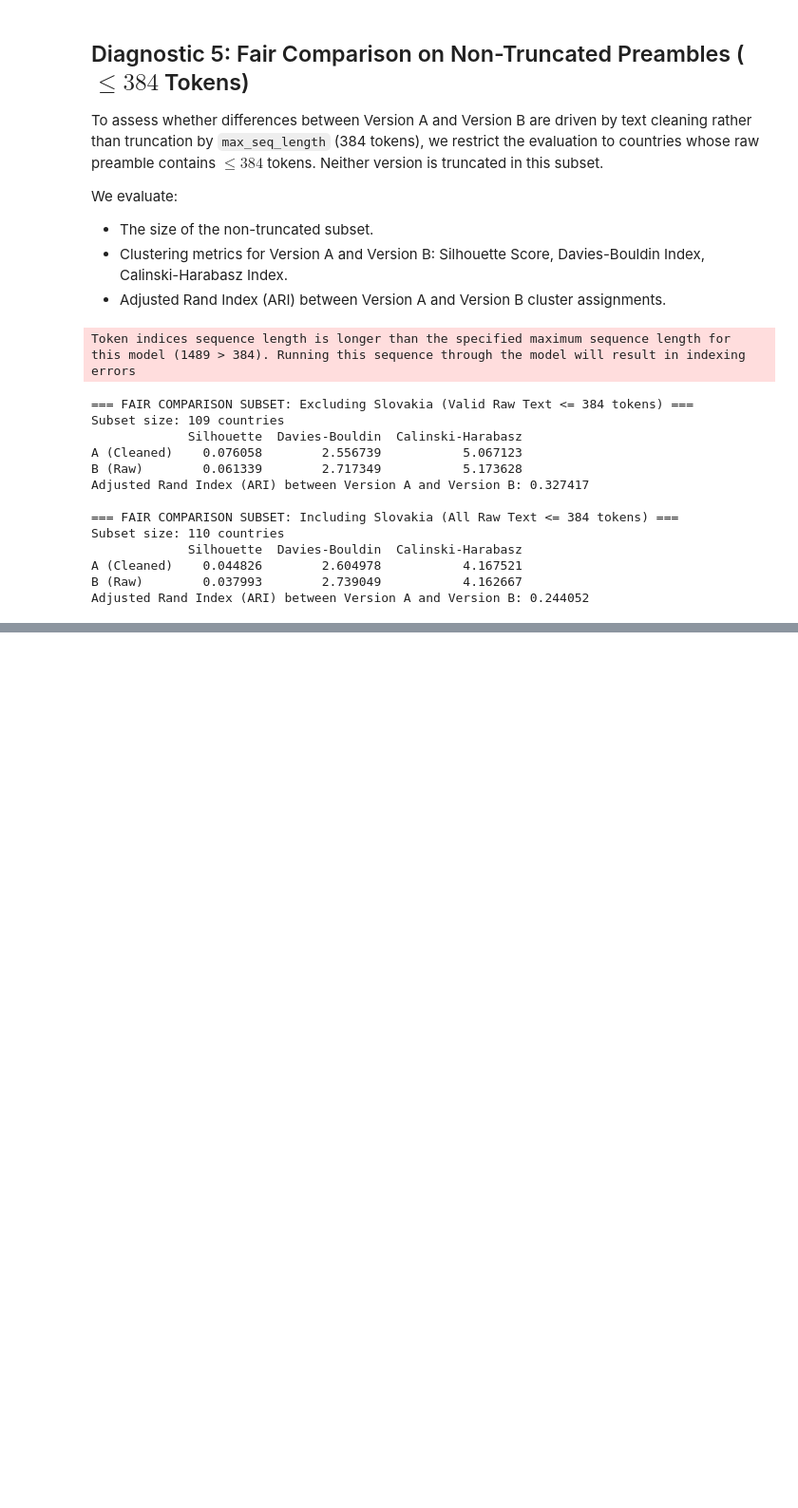
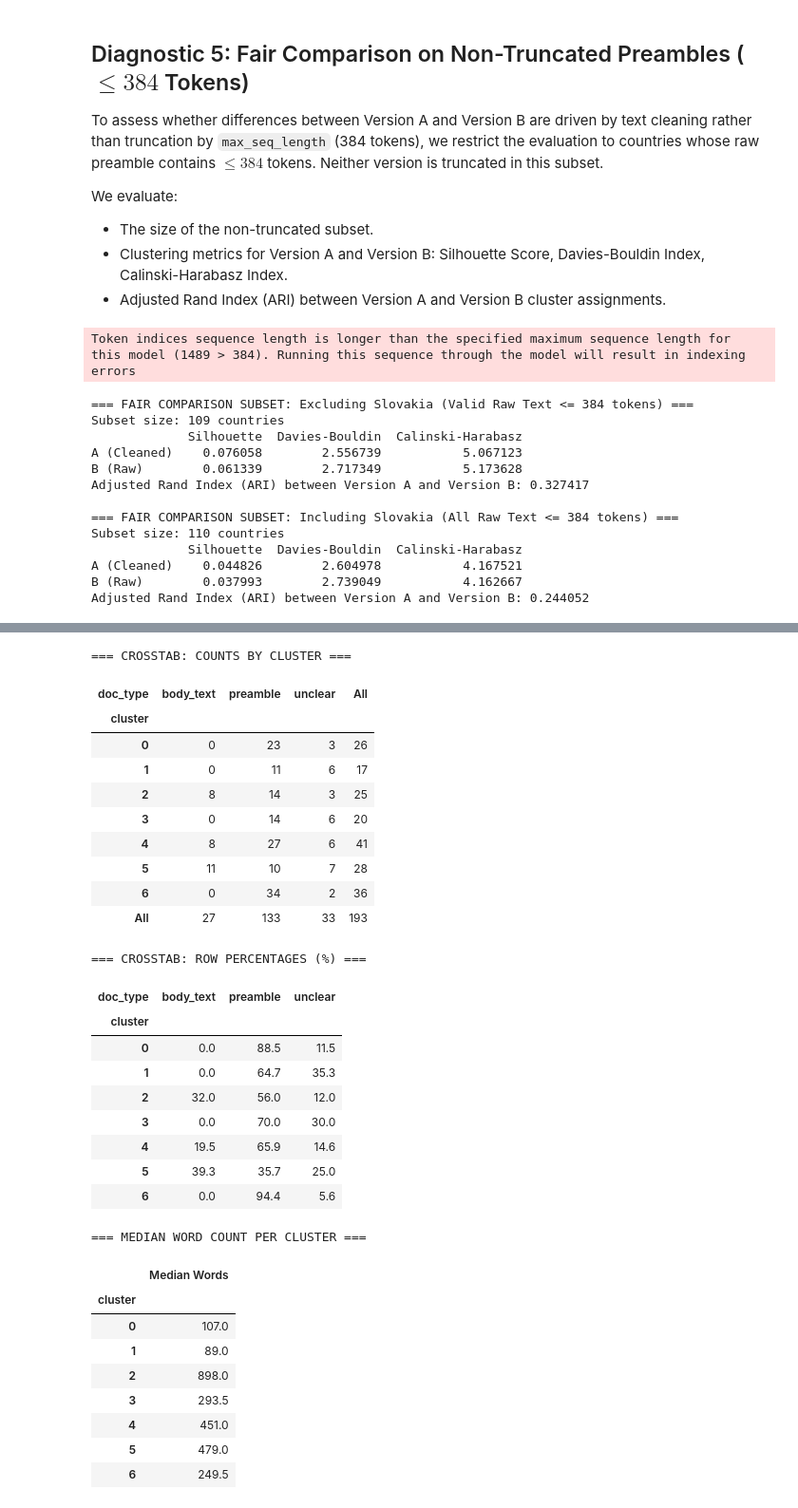
Before and after one commit to devpanchal2005/PreambleMap, a Jupyter notebook: notebooks/02_embedding_comparison.ipynb, the cells around one changed output, grey strips where cells are left out. Shown at 95% size. Drawn from its saved outputs; the diff is of its cells as text; code cells hidden in the pictures; blank space fills up the shorter version.

```diff
--- a/notebooks/02_embedding_comparison.ipynb
+++ b/notebooks/02_embedding_comparison.ipynb
@@ -529,0 +668,46 @@ Adjusted Rand Index (ARI) between Version A and Version B: 0.244052
+# %%
+crosstab_counts = pd.crosstab(df_audit['cluster'], df_audit['doc_type'], margins=True)
+crosstab_pct = pd.crosstab(df_audit['cluster'], df_audit['doc_type'], normalize='index') * 100
+
+median_words_per_cluster = df_audit.groupby('cluster')['words'].median().rename('Median Words')
+
+print("=== CROSSTAB: COUNTS BY CLUSTER ===")
+display(crosstab_counts)
+
+print("\n=== CROSSTAB: ROW PERCENTAGES (%) ===")
+display(crosstab_pct.round(1))
+
+print("\n=== MEDIAN WORD COUNT PER CLUSTER ===")
+display(median_words_per_cluster.to_frame())
+# %% [output]
+=== CROSSTAB: COUNTS BY CLUSTER ===
+| doc_type | body_text | preamble | unclear | All |
+| cluster |  |  |  |  |
+| 0 | 0 | 23 | 3 | 26 |
+| 1 | 0 | 11 | 6 | 17 |
+| 2 | 8 | 14 | 3 | 25 |
+| 3 | 0 | 14 | 6 | 20 |
+| 4 | 8 | 27 | 6 | 41 |
+| 5 | 11 | 10 | 7 | 28 |
+| 6 | 0 | 34 | 2 | 36 |
+| All | 27 | 133 | 33 | 193 |
+=== CROSSTAB: ROW PERCENTAGES (%) ===
+| doc_type | body_text | preamble | unclear |
+| cluster |  |  |  |
+| 0 | 0.0 | 88.5 | 11.5 |
+| 1 | 0.0 | 64.7 | 35.3 |
+| 2 | 32.0 | 56.0 | 12.0 |
+| 3 | 0.0 | 70.0 | 30.0 |
+| 4 | 19.5 | 65.9 | 14.6 |
+| 5 | 39.3 | 35.7 | 25.0 |
+| 6 | 0.0 | 94.4 | 5.6 |
+=== MEDIAN WORD COUNT PER CLUSTER ===
+|  | Median Words |
+| cluster |  |
+| 0 | 107.0 |
+| 1 | 89.0 |
+| 2 | 898.0 |
+| 3 | 293.5 |
+| 4 | 451.0 |
+| 5 | 479.0 |
+| 6 | 249.5 |
```
Also changed, not shown: parts of 10 cells of this notebook, 2 other files.
